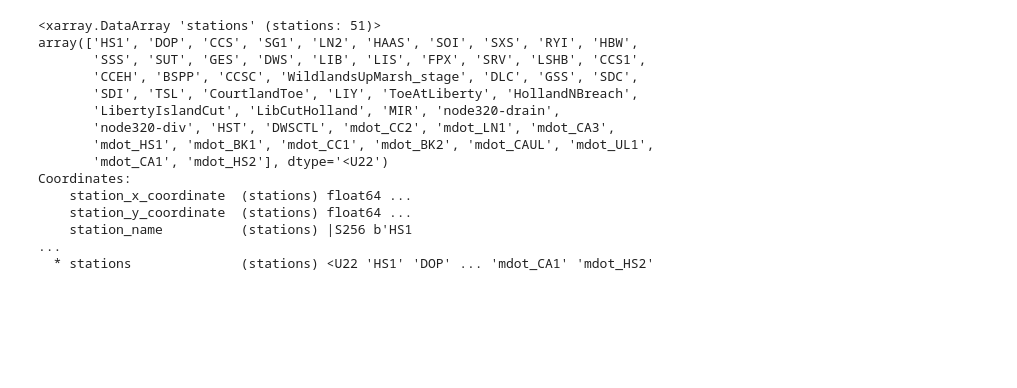
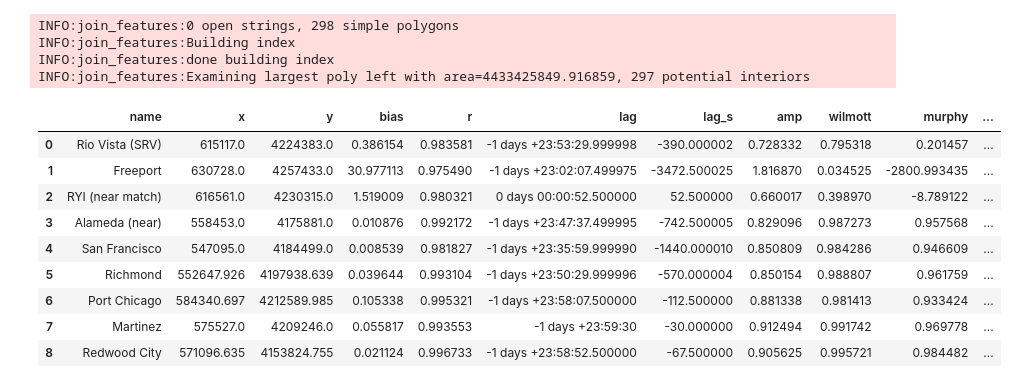
Before and after one commit to rustychris/sfb_csc_dfm, a Jupyter notebook: model/calibration.ipynb, the cells around one changed output. Drawn from its saved outputs; the diff is of its cells as text; code cells hidden in the pictures; blank space fills up the shorter version.

Commit message:
More calibration locations

```diff
--- a/model/calibration.ipynb
+++ b/model/calibration.ipynb
@@ -18,9 +18,12 @@ DFM_ROOT NOT SET
 # %%
 runs=[
-    dict(run_dir="data_3d_2019_summer-v007",
+    dict(run_dir="data_3d_2019_summer-v009",
          label="3D")
      ]
 
 runs=pd.DataFrame(runs)
 # %%
-runs['model'] = runs['run_dir'].apply(lambda r: Model.load(r))
+six.moves.reload_module(dfm)
+six.moves.reload_module(sfb_csc)
+
+runs['model'] = runs['run_dir'].apply(lambda r: sfb_csc.SfbCsc.load(r))
@@ -170,26 +319,36 @@ AttributeError: 'DFMStage' object has no attribute 'name'
-# %%
-# Start with Rio Vista
-# HERE
-comparisons=[
-    # it should be relatively painless to compare two stations
-    # from one model against another model or observation.
-    StageCompare(runs=runs,pred='SRV',obs='SRV')
-]
-
-for comp in comparisons:
-    comp.figure()
-# %% [output]
-<xarray.DataArray 'stations' (stations: 51)>
-array(['HS1', 'DOP', 'CCS', 'SG1', 'LN2', 'HAAS', 'SOI', 'SXS', 'RYI', 'HBW',
-       'SSS', 'SUT', 'GES', 'DWS', 'LIB', 'LIS', 'FPX', 'SRV', 'LSHB', 'CCS1',
-       'CCEH', 'BSPP', 'CCSC', 'WildlandsUpMarsh_stage', 'DLC', 'GSS', 'SDC',
-       'SDI', 'TSL', 'CourtlandToe', 'LIY', 'ToeAtLiberty', 'HollandNBreach',
-       'LibertyIslandCut', 'LibCutHolland', 'MIR', 'node320-drain',
-       'node320-div', 'HST', 'DWSCTL', 'mdot_CC2', 'mdot_LN1', 'mdot_CA3',
-       'mdot_HS1', 'mdot_BK1', 'mdot_CC1', 'mdot_BK2', 'mdot_CAUL', 'mdot_UL1',
-       'mdot_CA1', 'mdot_HS2'], dtype='<U22')
-Coordinates:
-    station_x_coordinate  (stations) float64 ...
-    station_y_coordinate  (stations) float64 ...
-    station_name          (stations) |S256 b'HS1                                                                                                                                                         ...
-  * stations              (stations) <U22 'HS1' 'DOP' ... 'mdot_CA1' 'mdot_HS2'
+# %%
+if 0:
+    for comp in comparisons:
+        comp.figure()
+# %%
+model=runs.model[0]
+grid=model.grid
+shore_poly=grid.boundary_polygon()
+# %% [output]
+INFO:join_features:0 open strings, 298 simple polygons
+INFO:join_features:Building index
+INFO:join_features:done building index
+INFO:join_features:Examining largest poly left with area=4433425849.916859, 297 potential interiors
+# %%
+# dataframe with metrics, locations
+recs=[]
+for comp in comparisons:
+    if not isinstance(comp,StageCompare): continue
+    xy=comp.plot_xy()
+    rec=dict(name=comp.name,x=xy[0],y=xy[1])
+    # include the metrics
+    rec.update(comp.calc_metrics())
+    recs.append(rec)
+comp_df=pd.DataFrame(recs)
+comp_df
+# %% [output]
+|  | name | x | y | bias | r | lag | lag_s | amp | wilmott | murphy | ... |
+| 0 | Rio Vista (SRV) | 615117.0 | 4224383.0 | 0.386154 | 0.983581 | -1 days +23:53:29.999998 | -390.000002 | 0.728332 | 0.795318 | 0.201457 | ... |
+| 1 | Freeport | 630728.0 | 4257433.0 | 30.977113 | 0.975490 | -1 days +23:02:07.499975 | -3472.500025 | 1.816870 | 0.034525 | -2800.993435 | ... |
+| 2 | RYI (near match) | 616561.0 | 4230315.0 | 1.519009 | 0.980321 | 0 days 00:00:52.500000 | 52.500000 | 0.660017 | 0.398970 | -8.789122 | ... |
+| 3 | Alameda (near) | 558453.0 | 4175881.0 | 0.010876 | 0.992172 | -1 days +23:47:37.499995 | -742.500005 | 0.829096 | 0.987273 | 0.957568 | ... |
+| 4 | San Francisco | 547095.0 | 4184499.0 | 0.008539 | 0.981827 | -1 days +23:35:59.999990 | -1440.000010 | 0.850809 | 0.984286 | 0.946609 | ... |
+| 5 | Richmond | 552647.926 | 4197938.639 | 0.039644 | 0.993104 | -1 days +23:50:29.999996 | -570.000004 | 0.850154 | 0.988807 | 0.961759 | ... |
+| 6 | Port Chicago | 584340.697 | 4212589.985 | 0.105338 | 0.995321 | -1 days +23:58:07.500000 | -112.500000 | 0.881338 | 0.981413 | 0.933424 | ... |
+| 7 | Martinez | 575527.0 | 4209246.0 | 0.055817 | 0.993553 | -1 days +23:59:30 | -30.000000 | 0.912494 | 0.991742 | 0.969778 | ... |
+| 8 | Redwood City | 571096.635 | 4153824.755 | 0.021124 | 0.996733 | -1 days +23:58:52.500000 | -67.500000 | 0.905625 | 0.995721 | 0.984482 | ... |
```
Also changed, not shown: parts of 8 cells of this notebook, 2 other files.
